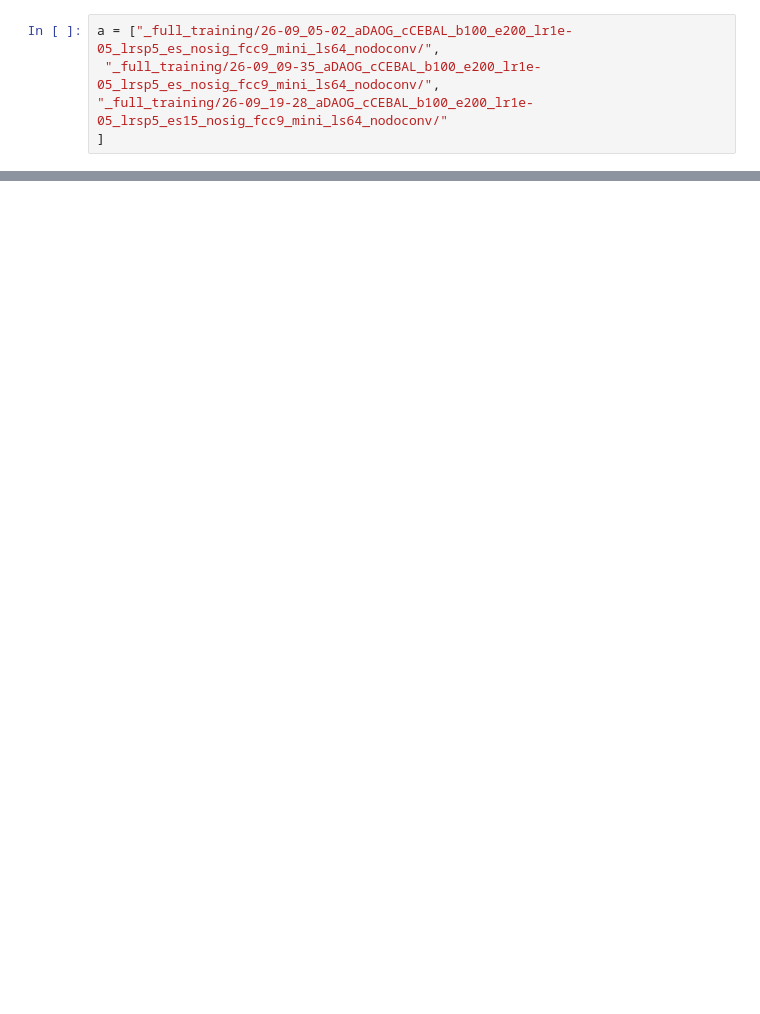
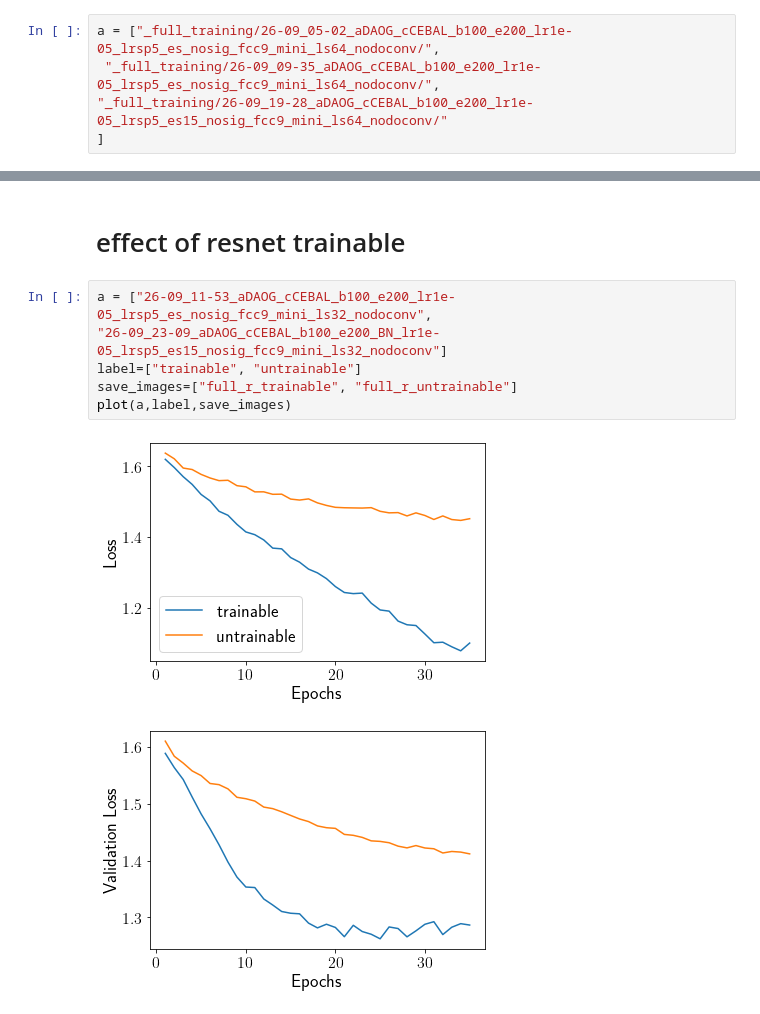
Before and after one commit to CarlaSa/AML_project, a Jupyter notebook: Show Full Training Results.ipynb, the cells around one changed output, grey strips where cells are left out. Saved outputs shown, nothing was run; the diff lists cells and outputs as text; blank space fills up the shorter version.

```diff
--- a/Show Full Training Results.ipynb
+++ b/Show Full Training Results.ipynb
@@ -139,0 +225,11 @@ plt.legend()
+# %% [markdown]
+# effect of resnet trainable
+# %%
+a = ["26-09_11-53_aDAOG_cCEBAL_b100_e200_lr1e-05_lrsp5_es_nosig_fcc9_mini_ls32_nodoconv",
+"26-09_23-09_aDAOG_cCEBAL_b100_e200_BN_lr1e-05_lrsp5_es15_nosig_fcc9_mini_ls32_nodoconv"]
+label=["trainable", "untrainable"]
+save_images=["full_r_trainable", "full_r_untrainable"]
+plot(a,label,save_images)
+# %% [output]
+[figure, added]
+[figure, added]
```
Also changed, not shown: parts of 12 cells of this notebook.
